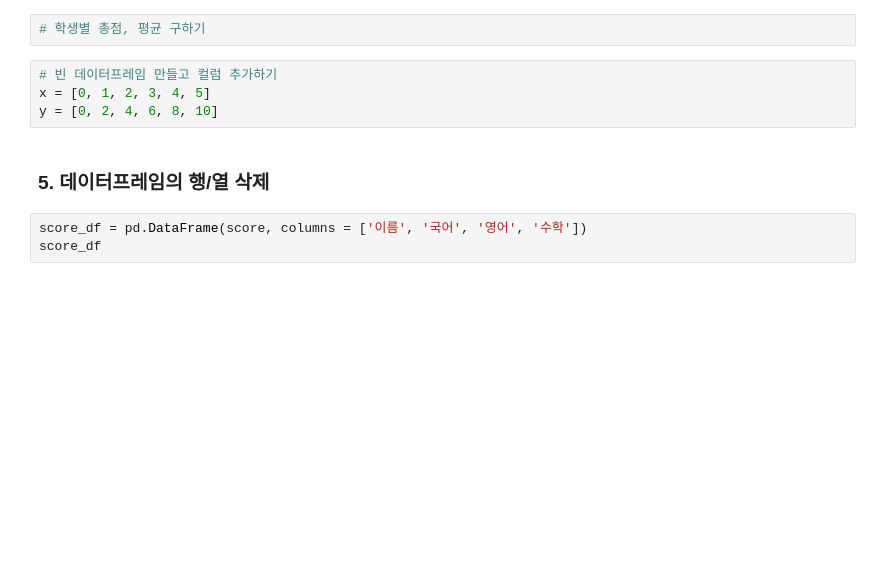
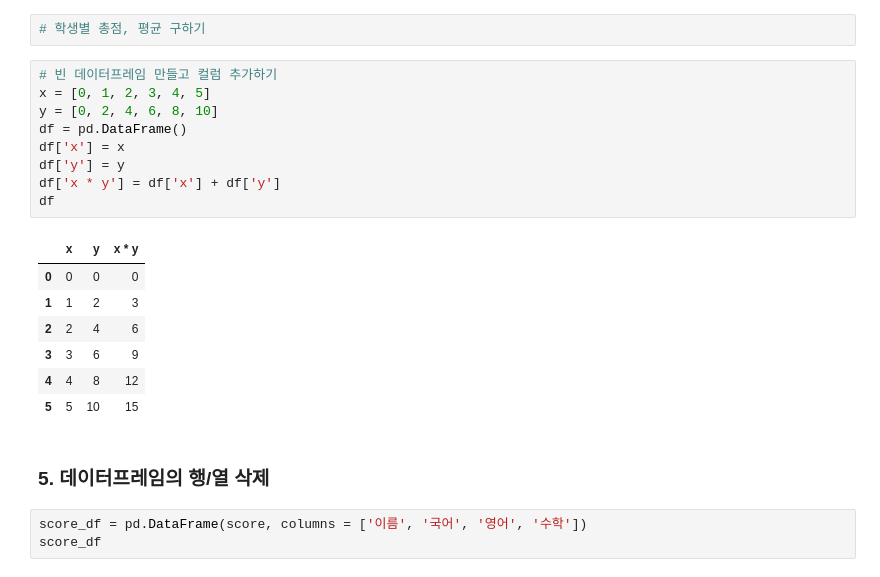
Before and after one commit to yangdamgyeong/lecture26_PyData26, a Jupyter notebook: AI기반데이터분석_03_판다스_기본사용법_실습.ipynb, the cells around one changed output. Drawn from its saved outputs; the diff is of its cells as text; blank space fills up the shorter version.

```diff
--- a/AI기반데이터분석_03_판다스_기본사용법_실습.ipynb
+++ b/AI기반데이터분석_03_판다스_기본사용법_실습.ipynb
@@ -100,7 +274,20 @@ scores =[85, 88, 92]
 # %%
 # 빈 데이터프레임 만들고 컬럼 추가하기
 x = [0, 1, 2, 3, 4, 5]
 y = [0, 2, 4, 6, 8, 10]
+df = pd.DataFrame()
+df['x'] = x
+df['y'] = y
+df['x * y'] = df['x'] + df['y']
+df
+# %% [output]
+|  | x | y | x * y |
+| 0 | 0 | 0 | 0 |
+| 1 | 1 | 2 | 3 |
+| 2 | 2 | 4 | 6 |
+| 3 | 3 | 6 | 9 |
+| 4 | 4 | 8 | 12 |
+| 5 | 5 | 10 | 15 |
 # %% [markdown]
 ### 5. 데이터프레임의 행/열 삭제
 # %%
```
Also changed, not shown: parts of 22 cells of this notebook.
